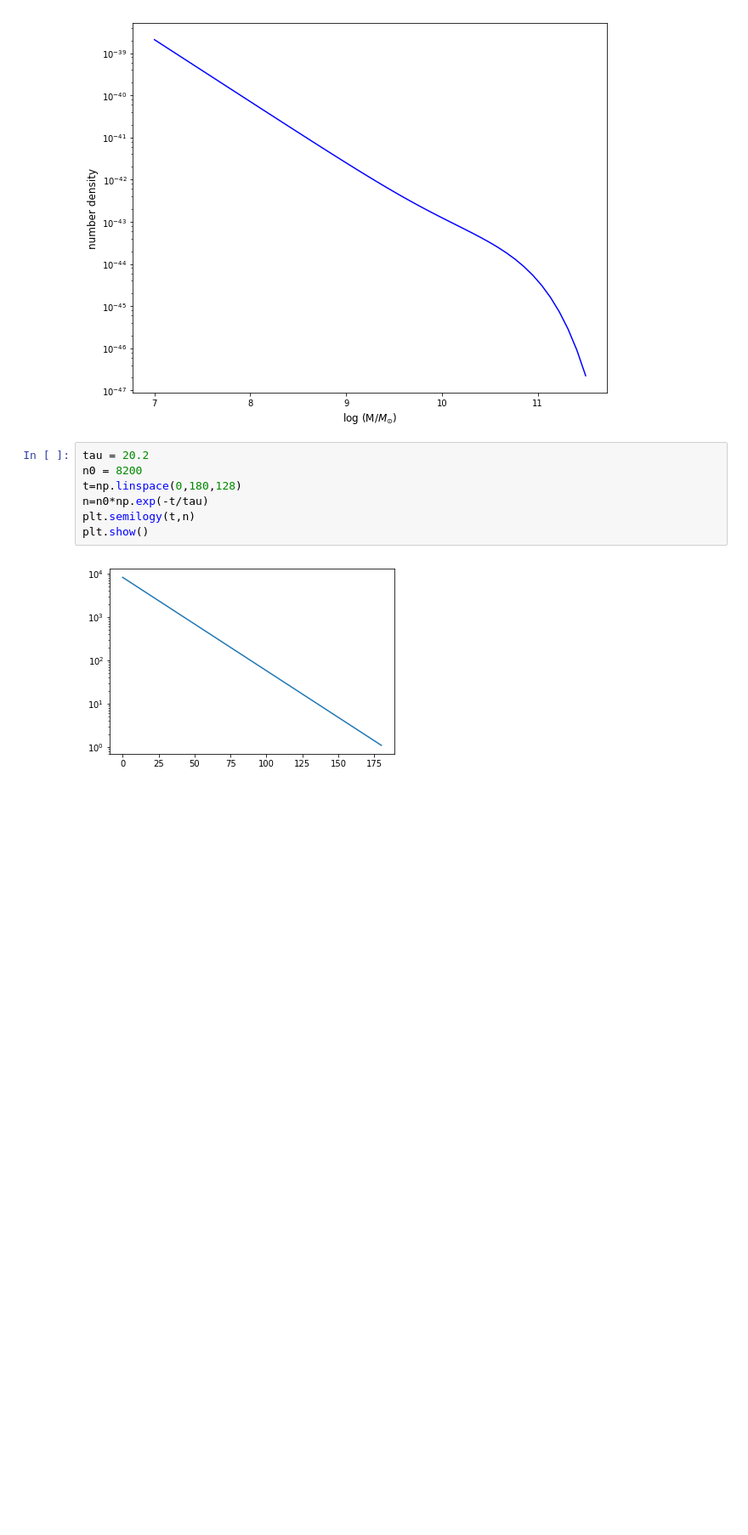
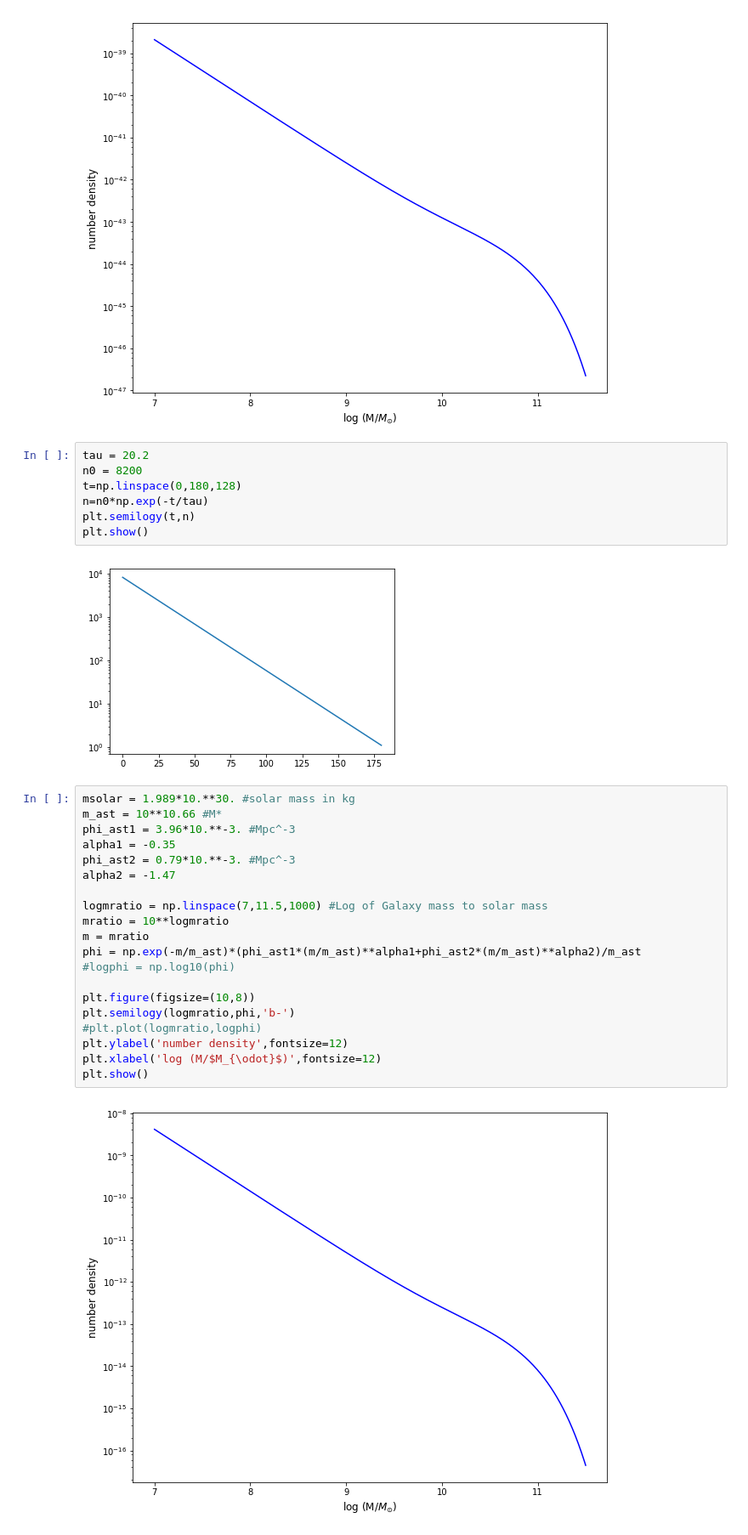
Before and after one commit to patricks1/Tinker, a Jupyter notebook: schechter.ipynb, the cells around one changed output. Shown at 85% size. Cells and saved outputs as stored; diff of their text form; blank space fills up the shorter version.

```diff
--- a/schechter.ipynb
+++ b/schechter.ipynb
@@ -69,3 +69,25 @@ plt.semilogy(t,n)
 plt.show()
 # %% [output]
 [figure]
+# %%
+msolar = 1.989*10.**30. #solar mass in kg
+m_ast = 10**10.66 #M*
+phi_ast1 = 3.96*10.**-3. #Mpc^-3
+alpha1 = -0.35
+phi_ast2 = 0.79*10.**-3. #Mpc^-3
+alpha2 = -1.47
+
+logmratio = np.linspace(7,11.5,1000) #Log of Galaxy mass to solar mass
+mratio = 10**logmratio
+m = mratio
+phi = np.exp(-m/m_ast)*(phi_ast1*(m/m_ast)**alpha1+phi_ast2*(m/m_ast)**alpha2)/m_ast
+#logphi = np.log10(phi)
+
+plt.figure(figsize=(10,8))
+plt.semilogy(logmratio,phi,'b-')
+#plt.plot(logmratio,logphi)
+plt.ylabel('number density',fontsize=12)
+plt.xlabel('log (M/$M_{\odot}$)',fontsize=12)
+plt.show()
+# %% [output]
+[figure, added]
```
Also changed, not shown: parts of 1 cell of this notebook.
